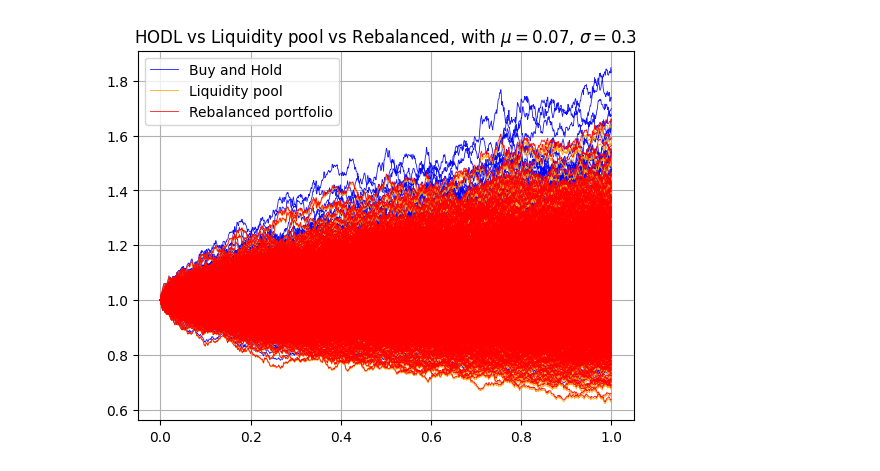
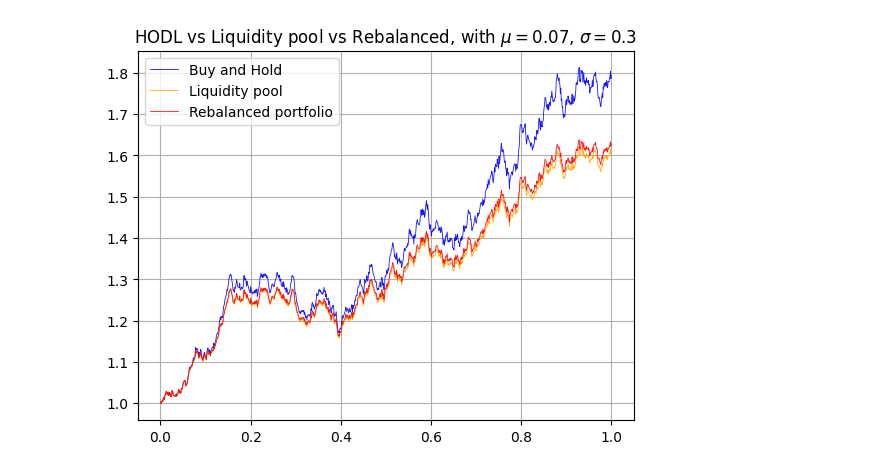
Before and after one commit to JensGBG/idea-mve745, a Jupyter notebook: simulation_workbench_3.ipynb, the cells around one changed output. Cells and saved outputs as stored; diff of their text form; code cells hidden in the pictures.

```diff
--- a/simulation_workbench_3.ipynb
+++ b/simulation_workbench_3.ipynb
@@ -69,7 +70,7 @@ c = 100
 w_1 = 0.5
 w_0 = 1 - w_1
 
-N = 1000
+N = 1
 gbms = [simulate_gbm(mu=mu, sigma=sigma, dt=dt, T=T, S_0=S_0) for i in range(N)]
 gbm_matrix = np.vstack(gbms).T
 gbm_matrix = gbm_matrix / gbm_matrix[0]
@@ -88,34 +89,34 @@ plt.plot(t_array, buy_n_hold_matrix[:, -1], color='blue', alpha=alpha, linewidth
 #plt.hlines(y=1+np.log(gbms[-1][-1]/gbms[-1][0]), xmin=0, xmax=T)
 
 s_matrix = c * 1/(w_0*w_1) * gbm_matrix**w_1
 s_matrix = s_matrix / s_matrix[0]
 
 for i in range(s_matrix.shape[1]-1):
     s = s_matrix[:, i]
     plt.plot(t_array, s, alpha=alpha, linewidth=linewidth, color='orange')
 plt.plot(t_array, s_matrix[:, -1], alpha=alpha, linewidth=linewidth, color='orange', label='Liquidity pool')
 
 gbm_returns_matrix = gbm_matrix[1:] / gbm_matrix[:-1]
 rebalance_log_returns = np.log(w_1*gbm_returns_matrix + w_0)
 
 rebalance_matrix = np.full(shape=gbm_matrix.shape, fill_value=np.log(100))
 
 rebalance_matrix[1:] = rebalance_log_returns
 rebalance_matrix = np.cumsum(rebalance_matrix, axis=0)
 rebalance_matrix = np.exp(rebalance_matrix)
 rebalance_matrix = rebalance_matrix / rebalance_matrix[0]
 
 for i in range(rebalance_matrix.shape[1]-1):
     X = rebalance_matrix[:, i]
     plt.plot(t_array, X, alpha=alpha, linewidth=linewidth, color='red')
 plt.plot(t_array, rebalance_matrix[:, -1], alpha=alpha, linewidth=linewidth, color='red', label='Rebalanced portfolio')
 
 plt.title(f"HODL vs Liquidity pool vs Rebalanced, with $\mu = ${mu}, $\sigma = ${sigma}")
 plt.grid()
 plt.legend()
 plt.show()
 # %% [output]
-[figure, old version]
+[figure, new version]
 # %%
 diff_rebalance = rebalance_matrix / s_matrix
 for i in range(rebalance_matrix.shape[1]-1):
```
Also changed, not shown: parts of 4 cells of this notebook.
